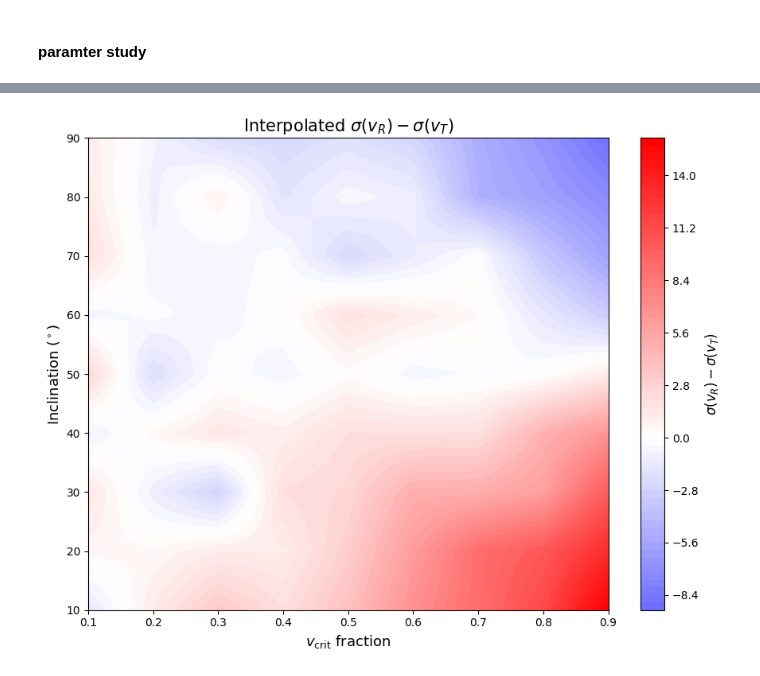
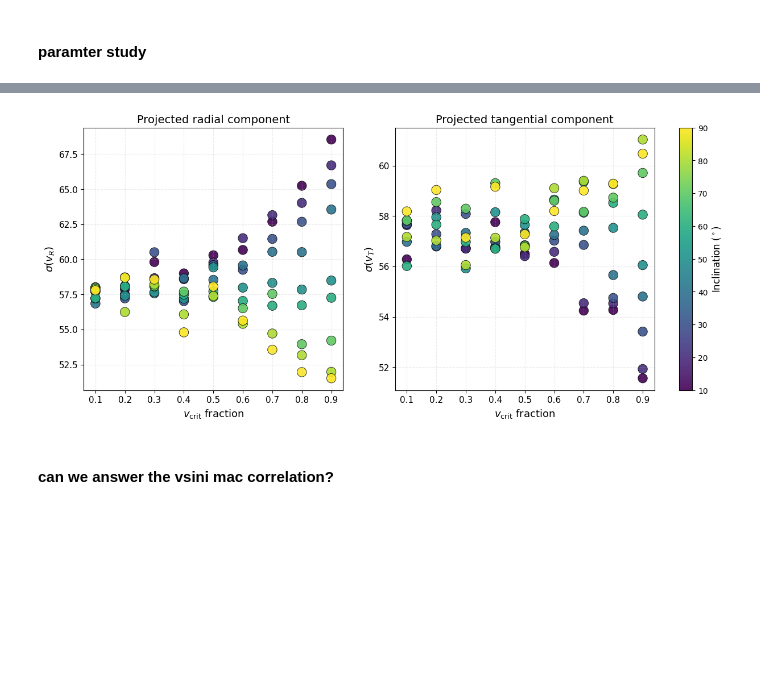
Before and after one commit to Ankurjyoti07/spamms_dev, a Jupyter notebook: notebooks/Macro_tests.ipynb, the cells around one changed output, grey strips where cells are left out. Drawn from its saved outputs; the diff is of its cells as text; code cells hidden in the pictures; blank space fills up the shorter version.

```diff
--- a/notebooks/Macro_tests.ipynb
+++ b/notebooks/Macro_tests.ipynb
@@ -1065,4 +1021,0 @@ def plot_interpolated_sigma_difference_heatmap(heatmap_results, nx=200, ny=200):
-# %%
-plot_interpolated_sigma_difference_heatmap(heatmap_results)
-# %% [output]
-[figure, removed]
@@ -1068,0 +1140,6 @@ plot_interpolated_sigma_difference_heatmap(heatmap_results)
+# %%
+sigma_corr_out = make_sigma_vs_vcrit_heatmaps(inc_rot_outputs)
+# %% [output]
+[figure, added]
+# %% [markdown]
+#### can we answer the vsini mac correlation?
```
Also changed, not shown: parts of 18 cells of this notebook, 53 other files.
